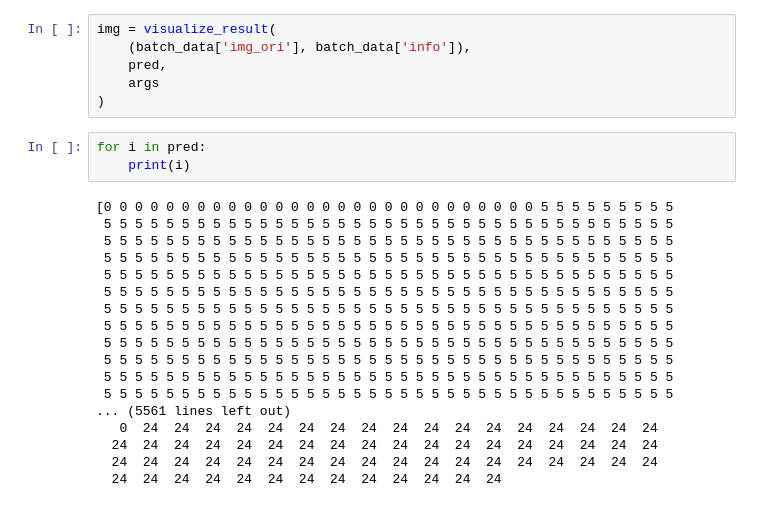
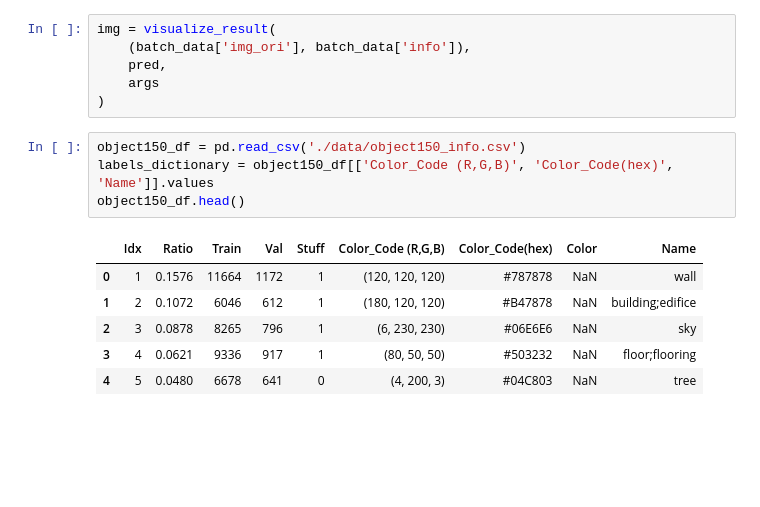
Before and after one commit to maksad/Deep-Learning, a Jupyter notebook: project/Segmentation.ipynb, the cells around one changed output. Saved outputs shown, nothing was run; the diff lists cells and outputs as text; blank space fills up the shorter version.

Commit message:
Add labels definition function and clean up the code

```diff
--- a/project/Segmentation.ipynb
+++ b/project/Segmentation.ipynb
@@ -722,24 +746,14 @@ img = visualize_result(
     pred,
     args
 )
-# %%
-for i in pred:
-    print(i)
-# %% [output]
-[0 0 0 0 0 0 0 0 0 0 0 0 0 0 0 0 0 0 0 0 0 0 0 0 0 0 0 0 5 5 5 5 5 5 5 5 5
- 5 5 5 5 5 5 5 5 5 5 5 5 5 5 5 5 5 5 5 5 5 5 5 5 5 5 5 5 5 5 5 5 5 5 5 5 5
- 5 5 5 5 5 5 5 5 5 5 5 5 5 5 5 5 5 5 5 5 5 5 5 5 5 5 5 5 5 5 5 5 5 5 5 5 5
- 5 5 5 5 5 5 5 5 5 5 5 5 5 5 5 5 5 5 5 5 5 5 5 5 5 5 5 5 5 5 5 5 5 5 5 5 5
- 5 5 5 5 5 5 5 5 5 5 5 5 5 5 5 5 5 5 5 5 5 5 5 5 5 5 5 5 5 5 5 5 5 5 5 5 5
- 5 5 5 5 5 5 5 5 5 5 5 5 5 5 5 5 5 5 5 5 5 5 5 5 5 5 5 5 5 5 5 5 5 5 5 5 5
- 5 5 5 5 5 5 5 5 5 5 5 5 5 5 5 5 5 5 5 5 5 5 5 5 5 5 5 5 5 5 5 5 5 5 5 5 5
- 5 5 5 5 5 5 5 5 5 5 5 5 5 5 5 5 5 5 5 5 5 5 5 5 5 5 5 5 5 5 5 5 5 5 5 5 5
- 5 5 5 5 5 5 5 5 5 5 5 5 5 5 5 5 5 5 5 5 5 5 5 5 5 5 5 5 5 5 5 5 5 5 5 5 5
- 5 5 5 5 5 5 5 5 5 5 5 5 5 5 5 5 5 5 5 5 5 5 5 5 5 5 5 5 5 5 5 5 5 5 5 5 5
- 5 5 5 5 5 5 5 5 5 5 5 5 5 5 5 5 5 5 5 5 5 5 5 5 5 5 5 5 5 5 5 5 5 5 5 5 5
- 5 5 5 5 5 5 5 5 5 5 5 5 5 5 5 5 5 5 5 5 5 5 5 5 5 5 5 5 5 5 5 5 5 5 5 5 5
-... (5561 lines left out)
-   0  24  24  24  24  24  24  24  24  24  24  24  24  24  24  24  24  24
-  24  24  24  24  24  24  24  24  24  24  24  24  24  24  24  24  24  24
-  24  24  24  24  24  24  24  24  24  24  24  24  24  24  24  24  24  24
-  24  24  24  24  24  24  24  24  24  24  24  24  24
+# %%
+object150_df = pd.read_csv('./data/object150_info.csv')
+labels_dictionary = object150_df[['Color_Code (R,G,B)', 'Color_Code(hex)', 'Name']].values
+object150_df.head()
+# %% [output]
+|  | Idx | Ratio | Train | Val | Stuff | Color_Code (R,G,B) | Color_Code(hex) | Color | Name |
+| 0 | 1 | 0.1576 | 11664 | 1172 | 1 | (120, 120, 120) | #787878 | NaN | wall |
+| 1 | 2 | 0.1072 | 6046 | 612 | 1 | (180, 120, 120) | #B47878 | NaN | building;edifice |
+| 2 | 3 | 0.0878 | 8265 | 796 | 1 | (6, 230, 230) | #06E6E6 | NaN | sky |
+| 3 | 4 | 0.0621 | 9336 | 917 | 1 | (80, 50, 50) | #503232 | NaN | floor;flooring |
+| 4 | 5 | 0.0480 | 6678 | 641 | 0 | (4, 200, 3) | #04C803 | NaN | tree |
```
Also changed, not shown: parts of 10 cells of this notebook, 2 other files.
